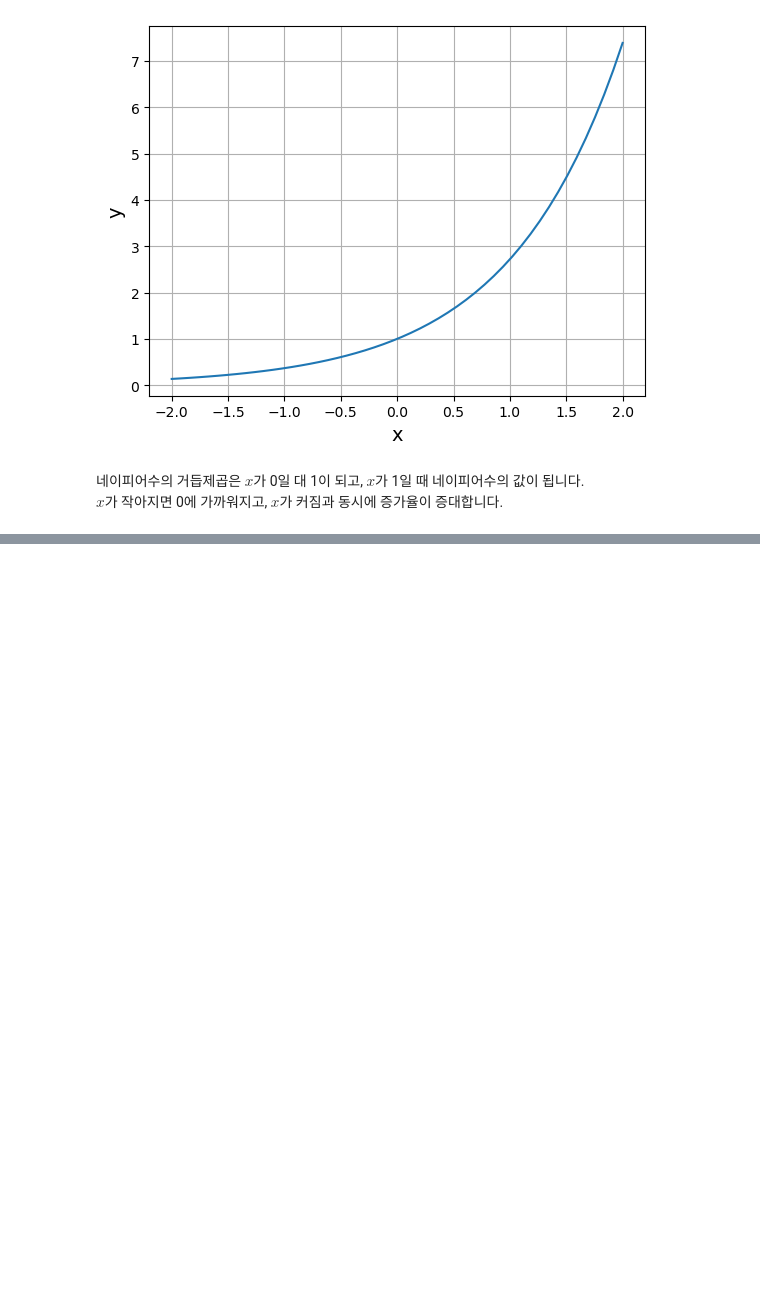
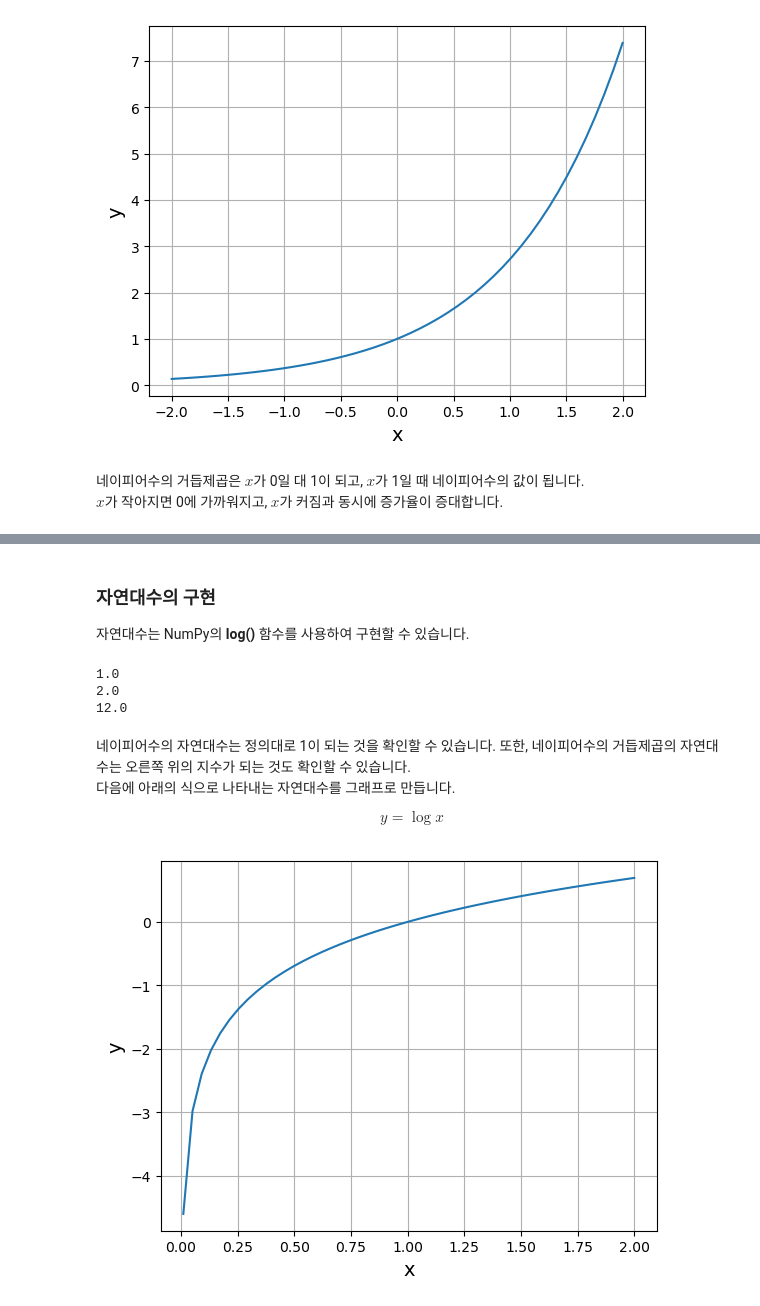
Before and after one commit to gsmin02/AI-Python-STUDY, a Jupyter notebook: Chapter/Chapter 5.ipynb, the cells around one changed output, grey strips where cells are left out. Saved outputs shown, nothing was run; the diff lists cells and outputs as text; code cells hidden in the pictures; blank space fills up the shorter version.

```diff
--- a/Chapter/Chapter 5.ipynb
+++ b/Chapter/Chapter 5.ipynb
@@ -564,0 +617,39 @@ $x$가 작아지면 0에 가까워지고, $x$가 커짐과 동시에 증가율
+# %% [markdown]
+### 자연대수의 구현
+
+자연대수는 NumPy의 **log()** 함수를 사용하여 구현할 수 있습니다.
+# %%
+#리스트5.6
+
+import numpy as np
+
+print(np.log(np.e)) # 네이피어수의 자연대수
+print(np.log(np.exp(2))) # 네이피어수의 2제곱의 자연대수
+print(np.log(np.exp(12))) # 네이피어수의 12제곱의 자연대수
+# %% [output]
+1.0
+2.0
+12.0
+# %% [markdown]
+네이피어수의 자연대수는 정의대로 1이 되는 것을 확인할 수 있습니다. 또한, 네이피어수의 거듭제곱의 자연대수는 오른쪽 위의 지수가 되는 것도 확인할 수 있습니다.
+다음에 아래의 식으로 나타내는 자연대수를 그래프로 만듭니다.
+
+$$ y = \log x $$
+# %%
+#리스트5.7
+
+import numpy as np
+import matplotlib.pyplot as plt
+
+x = np.linspace(0.01, 2) # x를 0으로 할 수는 없다.
+y = np.log(x) # 자연대수
+
+plt.plot(x, y)
+
+plt.xlabel("x", size=14)
+plt.ylabel("y", size=14)
+plt.grid()
+
+plt.show()
+# %% [output]
+[figure, added]
```
Also changed, not shown: parts of 8 cells of this notebook.
